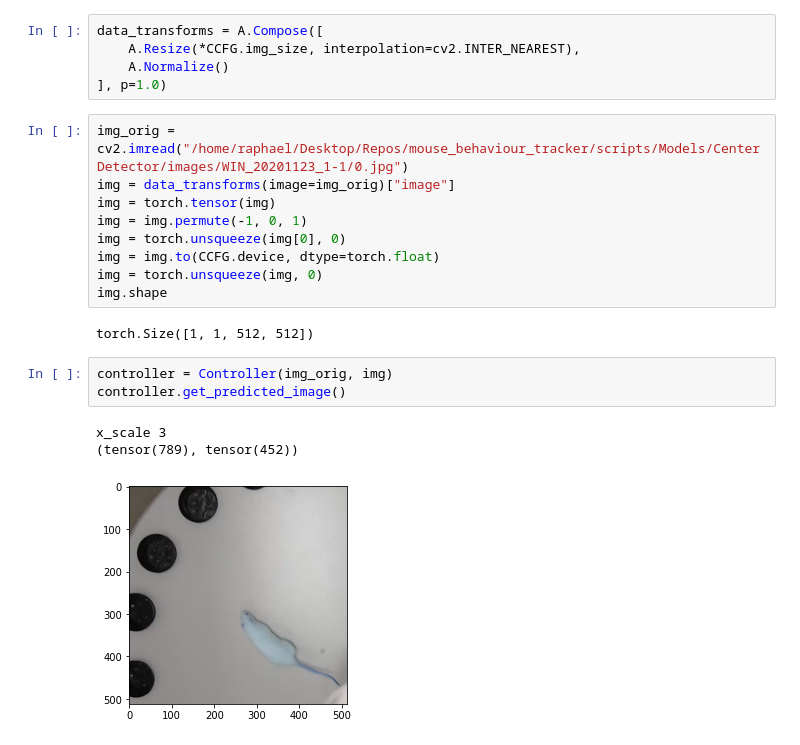
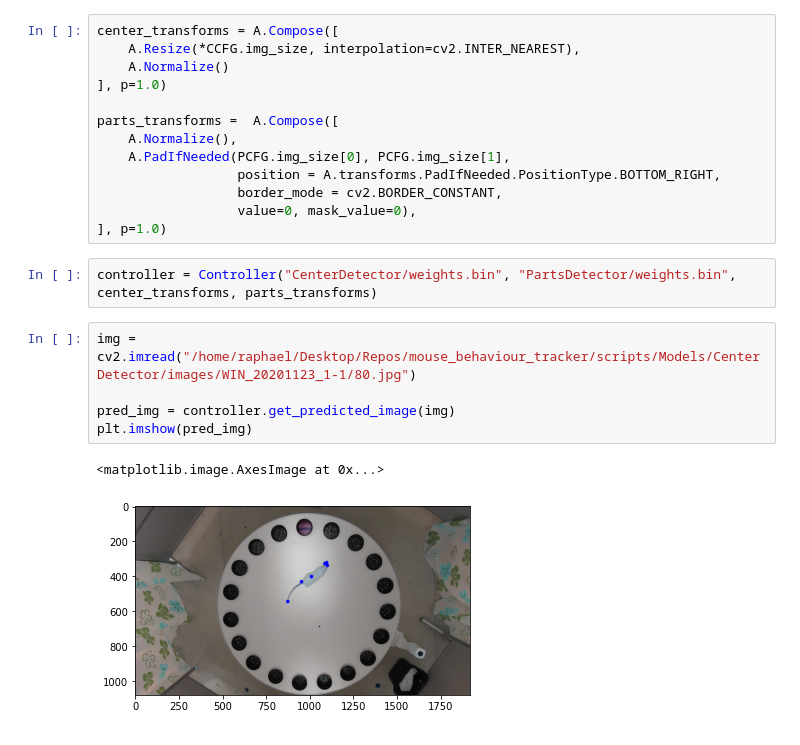
Before and after one commit to RRaphaell/mouse_behaviour_tracker, a Jupyter notebook: scripts/Models/pipeline.ipynb, the cells around one changed output. Drawn from its saved outputs; the diff is of its cells as text.

Commit message:
add controller initial version

```diff
--- a/scripts/Models/pipeline.ipynb
+++ b/scripts/Models/pipeline.ipynb
@@ -65,23 +93,23 @@ class Controller:
 # %%
-data_transforms = A.Compose([
+center_transforms = A.Compose([
     A.Resize(*CCFG.img_size, interpolation=cv2.INTER_NEAREST),
     A.Normalize()
 ], p=1.0)
+
+parts_transforms =  A.Compose([
+    A.Normalize(),
+    A.PadIfNeeded(PCFG.img_size[0], PCFG.img_size[1],
+                  position = A.transforms.PadIfNeeded.PositionType.BOTTOM_RIGHT,
+                  border_mode = cv2.BORDER_CONSTANT,
+                  value=0, mask_value=0),
+], p=1.0)
-# %%
-img_orig = cv2.imread("/home/raphael/Desktop/Repos/mouse_behaviour_tracker/scripts/Models/CenterDetector/images/WIN_20201123_1-1/0.jpg")
-img = data_transforms(image=img_orig)["image"]
-img = torch.tensor(img)
-img = img.permute(-1, 0, 1)
-img = torch.unsqueeze(img[0], 0)
-img = img.to(CCFG.device, dtype=torch.float)
-img = torch.unsqueeze(img, 0)
-img.shape
-# %% [output]
-torch.Size([1, 1, 512, 512])
-# %%
-controller = Controller(img_orig, img)
-controller.get_predicted_image()
-# %% [output]
-x_scale 3
-(tensor(789), tensor(452))
-[figure, removed]
+# %%
+controller = Controller("CenterDetector/weights.bin", "PartsDetector/weights.bin", center_transforms, parts_transforms)
+# %%
+img = cv2.imread("/home/raphael/Desktop/Repos/mouse_behaviour_tracker/scripts/Models/CenterDetector/images/WIN_20201123_1-1/80.jpg")
+
+pred_img = controller.get_predicted_image(img)
+plt.imshow(pred_img)
+# %% [output]
+<matplotlib.image.AxesImage at 0x...>
+[figure, added]
```
Also changed, not shown: parts of 3 cells of this notebook, 1 other file.
